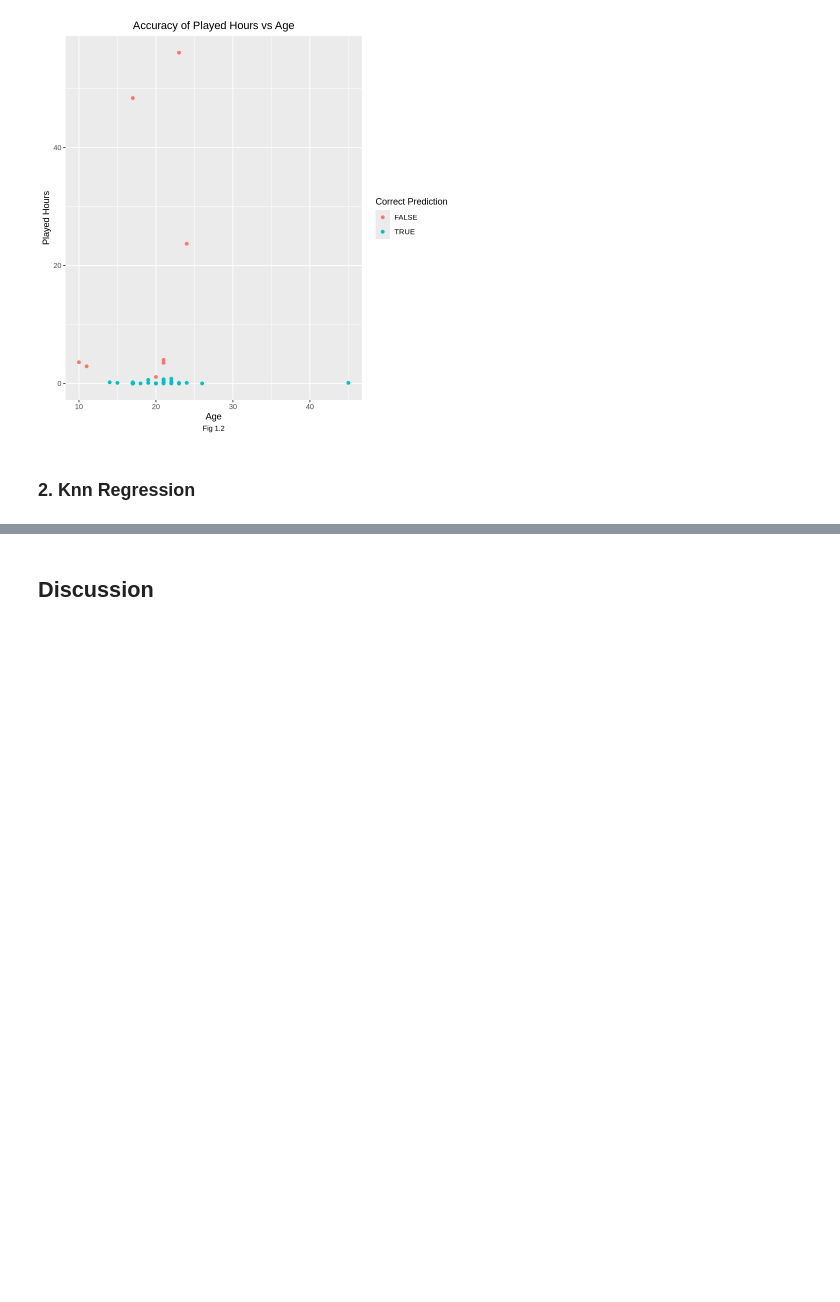
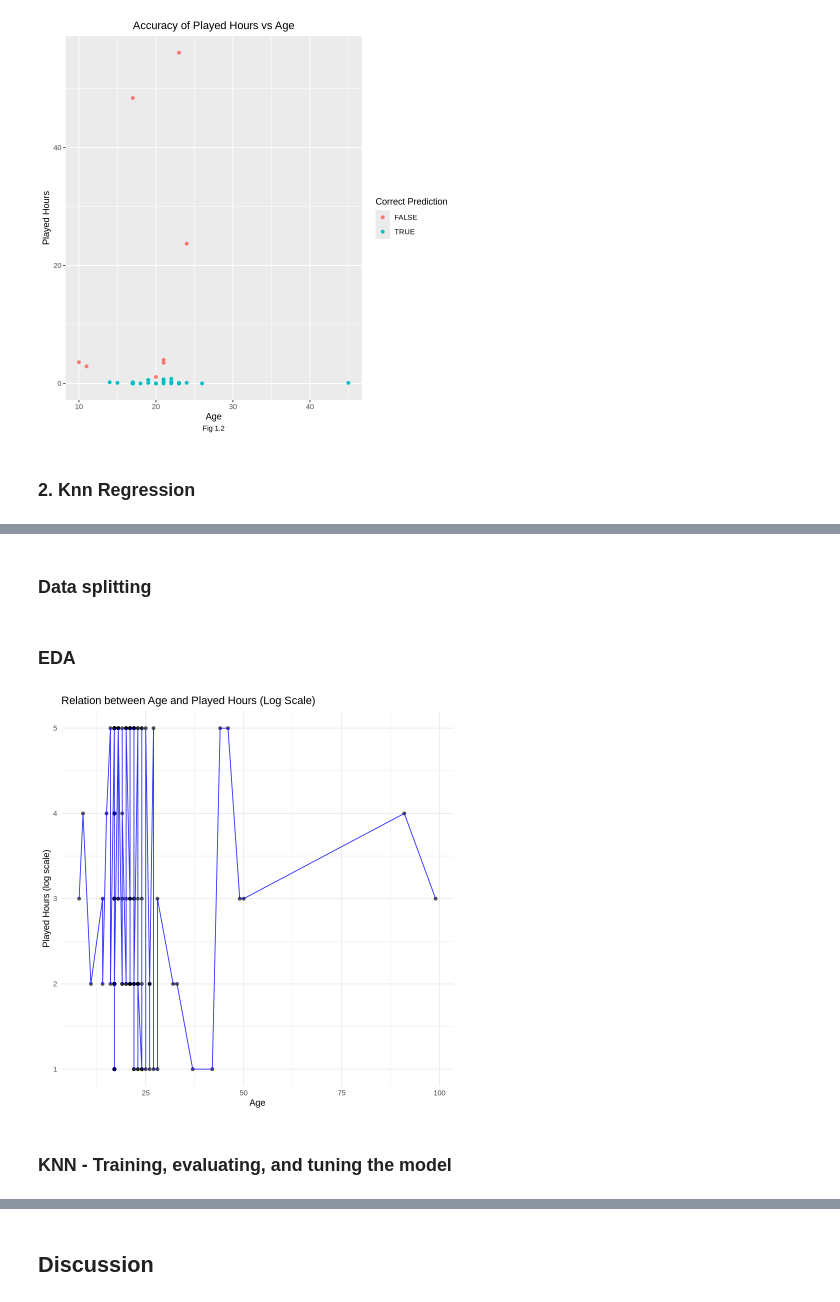
Before and after one commit to Orelye/dsci_100_project, a Jupyter notebook: Compiled.ipynb, the cells around one changed output, grey strips where cells are left out. Saved outputs shown, nothing was run; the diff lists cells and outputs as text; code cells hidden in the pictures; blank space fills up the shorter version.

```diff
--- a/Compiled.ipynb
+++ b/Compiled.ipynb
@@ -300,3 +300,6 @@ A tibble: 12 × 2
 [figure]
 # %% [markdown]
 ### **2. Knn Regression**
+# %%
+players <- read_csv("data/players.csv")
+head(players)
@@ -302,0 +325,5 @@ A tibble: 12 × 2
+# %%
+players_clean <- players %>% select(experience, played_hours, age )
+players_clean$experience <- factor(players_clean$experience, levels = c("Beginner","Amateur", "Regular", "Pro", "Veteran"), ordered = TRUE)
+players_clean$experience <- as.numeric(players_clean$experience)
+players_clean
@@ -302,0 +341,23 @@ A tibble: 12 × 2
+# %% [markdown]
+### Data splitting
+# %%
+set.seed(2000)
+players_split <- initial_split(players_clean, prop = 0.75, strata = played_hours)
+players_training <- training(players_split)
+players_testing <- testing(players_split)
+# %% [markdown]
+### EDA
+# %%
+ggplot(players_training, aes(x = age, y = experience)) +
+  geom_point(color = "black", alpha = 0.6) +
+  geom_line(color = "blue", alpha = 0.8) +
+  labs(
+    title = "Relation between Age and Played Hours (Log Scale)",
+    x = "Age",
+    y = "Played Hours (log scale)"
+  ) +
+  theme_minimal()
+# %% [output]
+[figure, added]
+# %% [markdown]
+### KNN - Training, evaluating, and tuning the model
```
Also changed, not shown: parts of 22 cells of this notebook.
